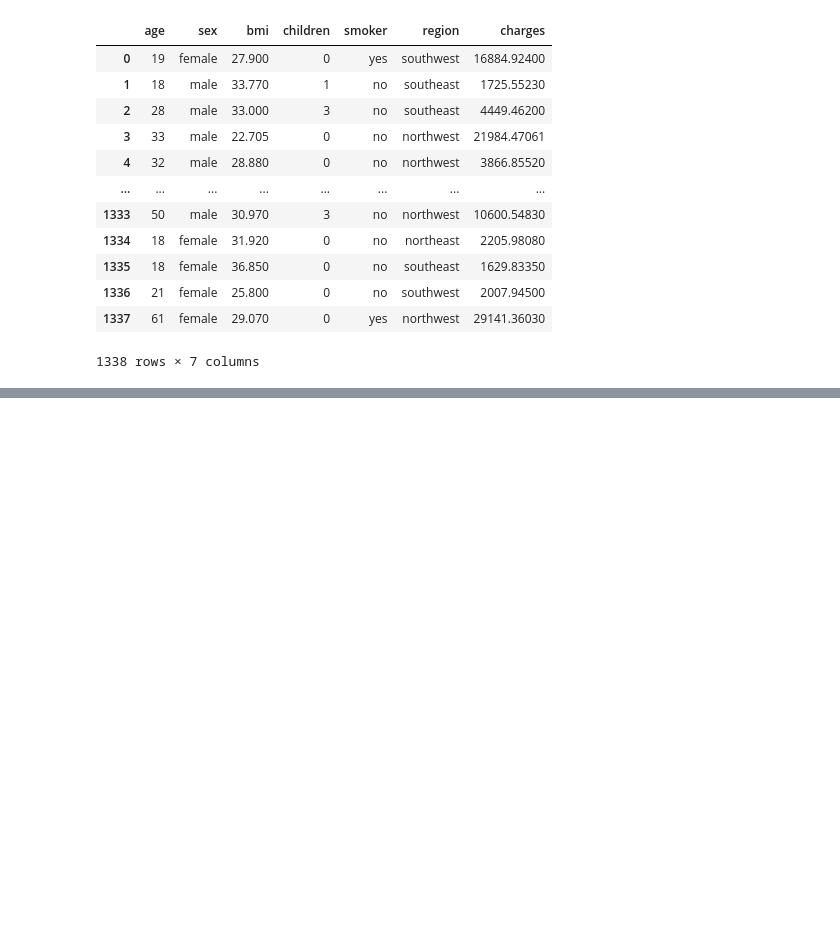
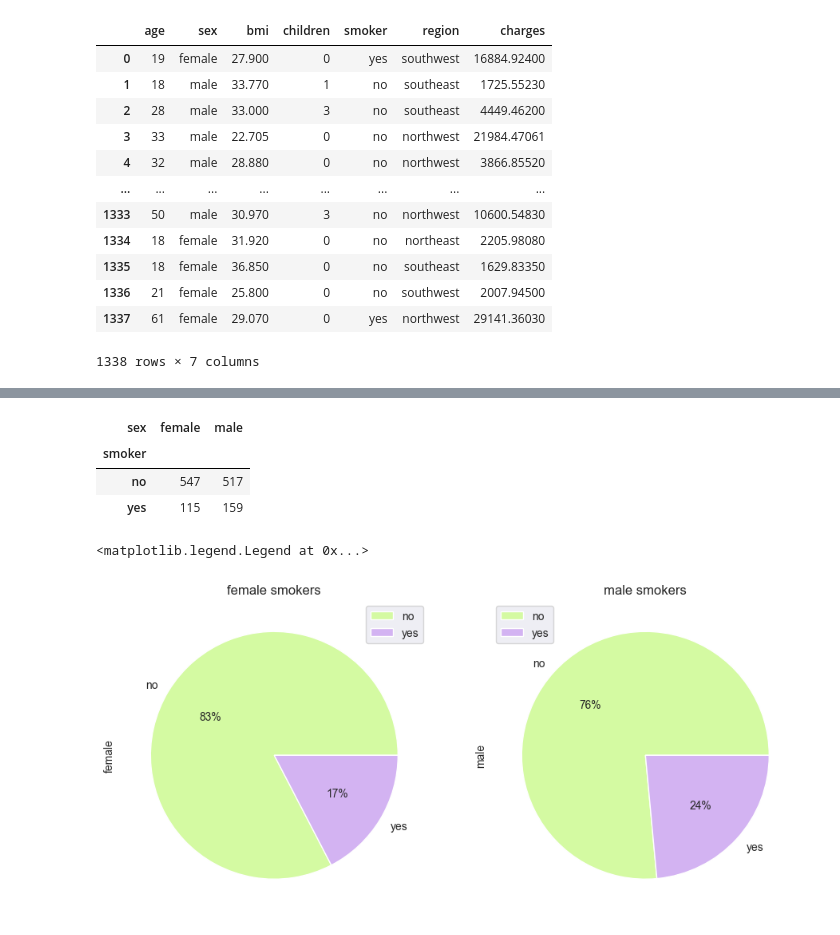
Before and after one commit to rodioniam/study_projects, a Jupyter notebook: visualization/visualization_practice.ipynb, the cells around one changed output, grey strips where cells are left out. Drawn from its saved outputs; the diff is of its cells as text; code cells hidden in the pictures; blank space fills up the shorter version.

```diff
--- a/visualization/visualization_practice.ipynb
+++ b/visualization/visualization_practice.ipynb
@@ -21,3 +21,7 @@ df
 | 1336 | 21 | female | 25.800 | 0 | no | southwest | 2007.94500 |
 | 1337 | 61 | female | 29.070 | 0 | yes | northwest | 29141.36030 |
 1338 rows × 7 columns
+# %%
+df_sex_smoker = df[['sex', 'smoker']]
+df_sex_smoker['client_id'] = range(len(df_sex_smoker['sex']))
+df_sex_smoker
@@ -23,0 +47,3 @@ df
+# %%
+df_sex_smoker = df_sex_smoker.groupby(['smoker', 'sex'], as_index=False)[['client_id']].nunique()
+df_sex_smoker
@@ -24 +56,20 @@ df
+# %%
+df_sex_smoker_p = df_sex_smoker.pivot(columns='sex', index='smoker', values='client_id')
+df_sex_smoker_p
+# %% [output]
+| sex | female | male |
+| smoker |  |  |
+| no | 547 | 517 |
+| yes | 115 | 159 |
+# %%
+figue, axis = plt.subplots(1, 2, figsize=(11,6))
+
+df_sex_smoker_p.plot.pie(y='female', autopct='%1.0f%%', colors = ['#d4faa2', '#d3b3f2'], ax=axis[0])
+axis[0].set_title('female smokers')
+df_sex_smoker_p.plot.pie(y='male', autopct='%1.0f%%', colors = ['#d4faa2', '#d3b3f2'], ax=axis[1])
+axis[1].set_title('male smokers')
+plt.legend(loc='upper left')
+# %% [output]
+<matplotlib.legend.Legend at 0x...>
+[figure, added]
 # %%
```
Also changed, not shown: parts of 3 cells of this notebook.
